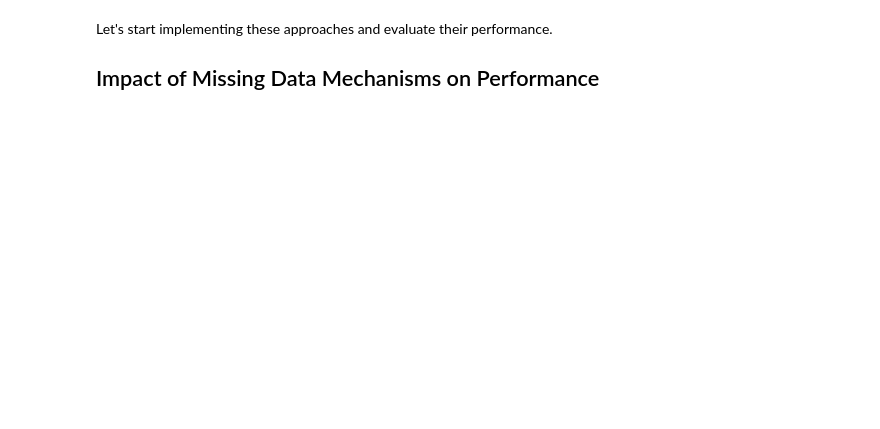
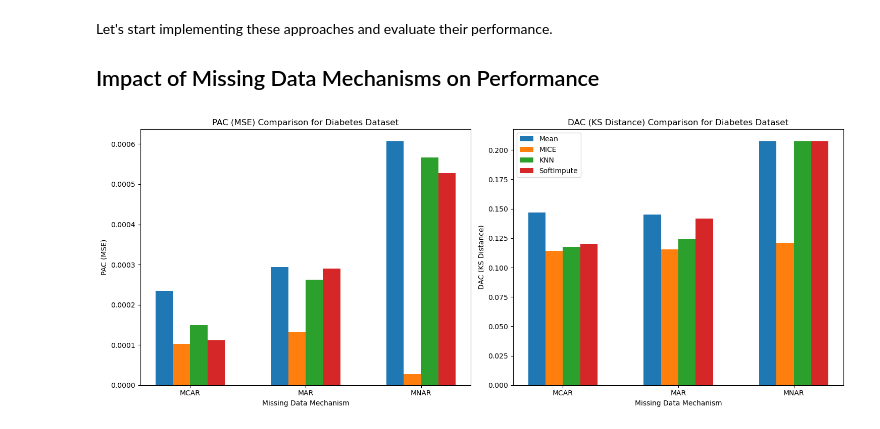
Before and after one commit to Adriano-7/fcup-ias-04-missing-data-mechanisms, a Jupyter notebook: IA04_Missing_Data.ipynb, the cells around one changed output. Cells and saved outputs as stored; diff of their text form; code cells hidden in the pictures; blank space fills up the shorter version.

Commit message:
Added comparison between diff imputations

```diff
--- a/IA04_Missing_Data.ipynb
+++ b/IA04_Missing_Data.ipynb
@@ -429,0 +531,39 @@ Let's start implementing these approaches and evaluate their performance.
+# %%
+def plot_evaluation_results(results, dataset_name, metric_names):
+    mechanisms = list(results[dataset_name].keys())
+    methods = list(results[dataset_name][mechanisms[0]].keys())
+    num_mechanisms = len(mechanisms)
+    num_methods = len(methods)
+    num_metrics = len(metric_names)
+
+    fig, axes = plt.subplots(1, num_metrics, figsize=(15, 6))
+
+    for idx, metric_name in enumerate(metric_names):
+        ax = axes[idx] if num_metrics > 1 else axes
+        metric_values = np.zeros((num_mechanisms, num_methods))
+        for i, mechanism in enumerate(mechanisms):
+            for j, method in enumerate(methods):
+                metric_values[i, j] = results[dataset_name][mechanism][method][metric_name]
+
+        bar_width = 0.15
+        bar_positions = np.arange(num_mechanisms)
+
+        for j, method in enumerate(methods):
+            ax.bar(bar_positions + j * bar_width, metric_values[:, j], bar_width, label=method)
+
+        ax.set_xticks(bar_positions + bar_width * (num_methods - 1) / 2)
+        ax.set_xticklabels(mechanisms)
+        ax.set_ylabel(metric_name)
+        ax.set_xlabel("Missing Data Mechanism")
+        ax.set_title(f"{metric_name} Comparison for {dataset_name} Dataset")
+        if idx == num_metrics -1:
+            ax.legend()
+
+    plt.tight_layout()
+    plt.show()
+
+metric_names_to_plot = ["PAC (MSE)", "DAC (KS Distance)"]
+# %%
+plot_evaluation_results(results, "Diabetes", metric_names_to_plot)
+# %% [output]
+[figure, added]
```
Also changed, not shown: parts of 7 cells of this notebook, 3 other files.
